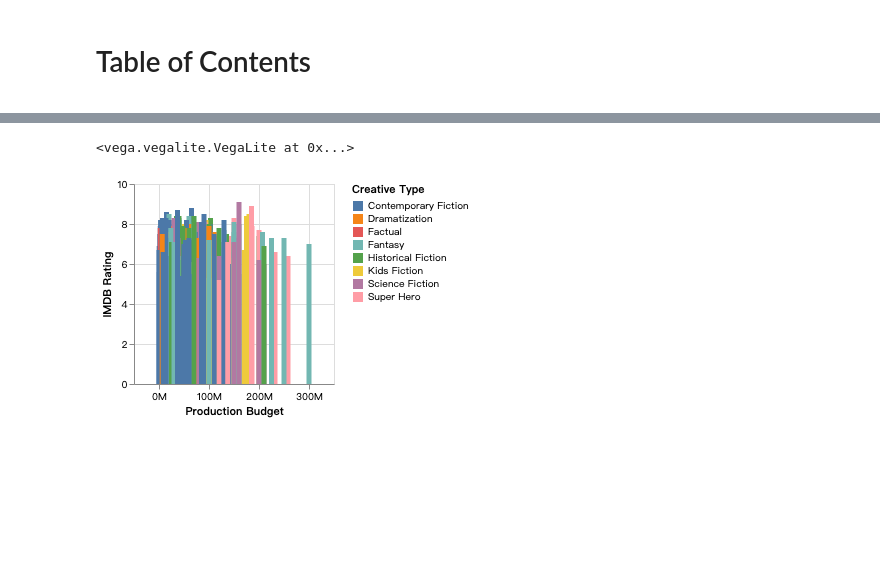
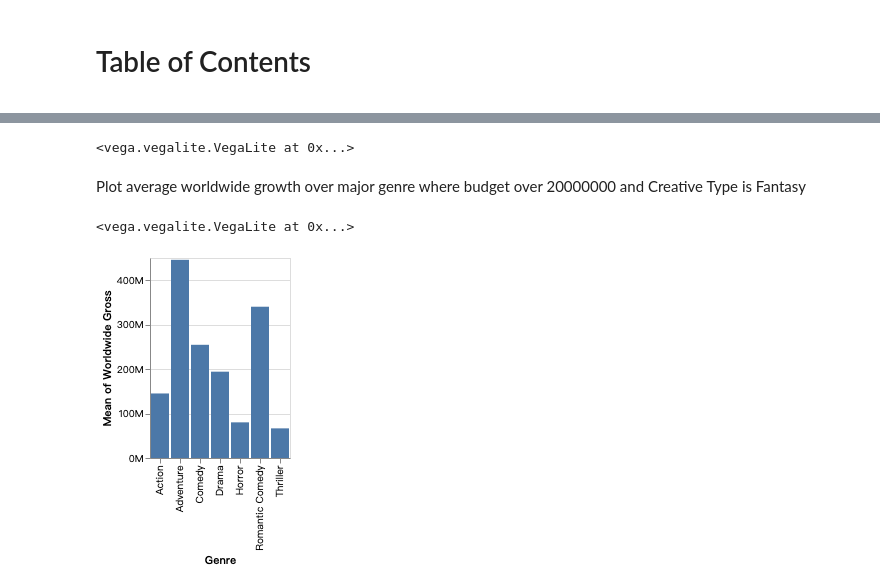
Before and after one commit to bopan3/nl4dv_enhance, a Jupyter notebook: examples/applications/notebook/未命名.ipynb, the cells around one changed output, grey strips where cells are left out. Saved outputs shown, nothing was run; the diff lists cells and outputs as text; code cells hidden in the pictures; blank space fills up the shorter version.

```diff
--- a/examples/applications/notebook/未命名.ipynb
+++ b/examples/applications/notebook/未命名.ipynb
@@ -50,0 +145,26 @@ unmatch: for design[2](stripplot), directly give up this design since we have ot
+# %%
+vs_tb={'$schema': 'https://vega.github.io/schema/vega-lite/v4.json',
+ 'transform': [{'window': [{'op': 'row_number', 'as': 'row_number'}]}, {'filter':'lower(datum["Worldwide Gross"]) > 100000000'}],
+ 'hconcat': [{'width': 150,
+   'title': 'Worldwide Gross',
+   'mark': 'text',
+   'transform': [],
+   'encoding': {'text': {'field': 'Worldwide Gross', 'type': 'nominal'},
+    'y': {'field': 'row_number', 'type': 'ordinal', 'axis': None}}},
+  {'width': 150,
+   'title': 'Creative Type',
+   'mark': 'text',
+   'transform': [],
+   'encoding': {'text': {'field': 'Creative Type', 'type': 'nominal'},
+    'y': {'field': 'row_number', 'type': 'ordinal', 'axis': None}}},
+  {'width': 150,
+   'title': 'Release Year',
+   'mark': 'text',
+   'transform': {'filter': {"field": 'Creative Type', "oneOf": ['Fantasy']}},
+   'encoding': {'text': {'field': 'Release Year', 'type': 'nominal'},
+    'y': {'field': 'row_number', 'type': 'ordinal', 'axis': None}}}],
+ 'data': {'url': '../../assets/data/movies-w-year.csv',
+  'format': {'type': 'csv'}}}
+VegaLite(vs_tb).display()
+# %% [output]
+<vega.vegalite.VegaLite at 0x...>
@@ -51,18 +182,18 @@ unmatch: for design[2](stripplot), directly give up this design since we have ot
+# %% [markdown]
+ Plot average worldwide growth over major genre where budget over 20000000 and Creative Type is Fantasy
 # %%
-vs={'$schema': 'https://vega.github.io/schema/vega-lite/v4.json',
+vs_pd={'$schema': 'https://vega.github.io/schema/vega-lite/v4.json',
  'mark': {'type': 'bar', 'tooltip': True},
- 'encoding': {'x': {'field': 'Production Budget','aggregate':'mean',
+ 'encoding': {'y': {'field': 'Worldwide Gross',
    'type': 'quantitative',
+   'aggregate': 'mean',
    'axis': {'format': 's'}},
-  'y': {'field': 'IMDB Rating',
-   'type': 'quantitative',
-   'axis': {'format': 's'}},
-  'color': {'field': 'Creative Type', 'type': 'nominal'},
-  'tooltip': {'field': 'Title'}},
- 'transform': [],
+  'x': {'field': 'Genre', 'type': 'nominal'}},
+ 'transform': [{'filter': 'lower(datum["Production Budget"]) > 20000000.0'},
+  {'filter': {'field': 'Creative Type', 'oneOf': ['Fantasy']}}],
  'data': {'url': '../../assets/data/movies-w-year.csv',
   'format': {'type': 'csv'}}}
-VegaLite(vs).display()
+VegaLite(vs_pd).display()
 # %% [output]
 <vega.vegalite.VegaLite at 0x...>
-[figure, old version]
+[figure, new version]
```
Also changed, not shown: parts of 23 cells of this notebook, 10 other files.
